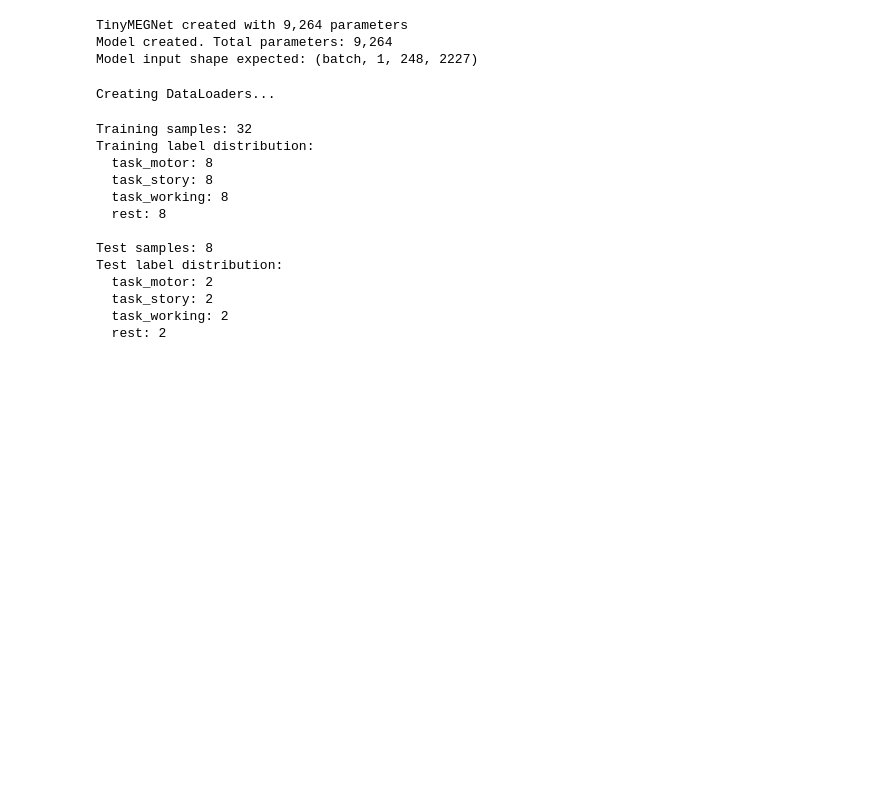
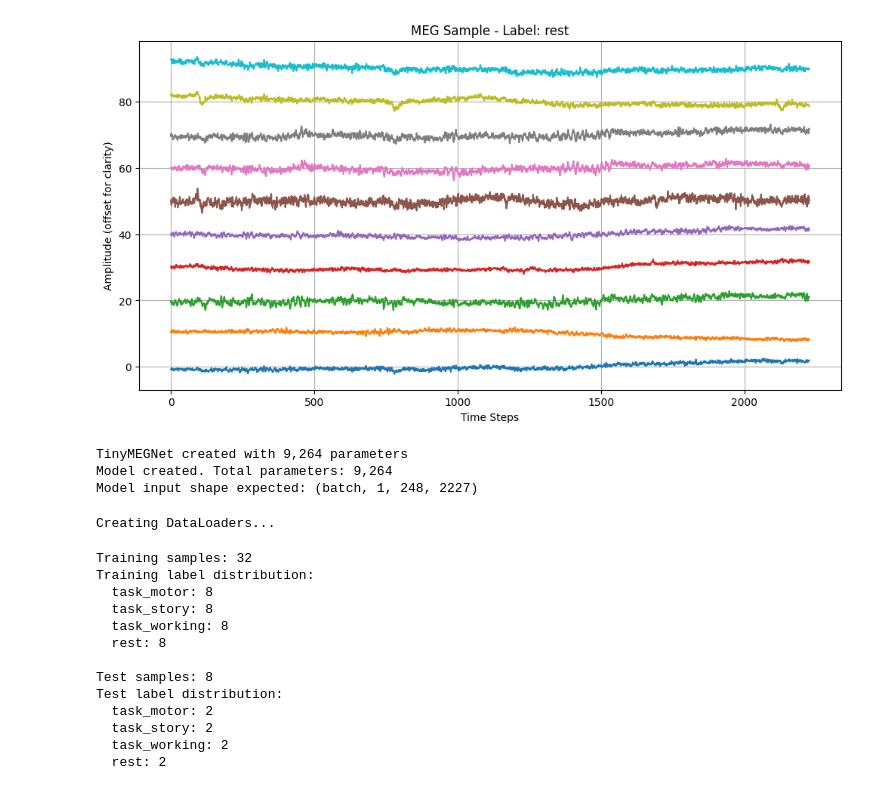
Before and after one commit to tjubes/DL_2, a Jupyter notebook: intra.ipynb, the cells around one changed output. Cells and saved outputs as stored; diff of their text form; code cells hidden in the pictures; blank space fills up the shorter version.

```diff
--- a/intra.ipynb
+++ b/intra.ipynb
@@ -87,3 +36,32 @@ Shape of first training sample after downsampling: (248, 2227)
+# %%
+import matplotlib.pyplot as plt
+
+
+def plot_meg_sample(sample, label, num_channels=10):
+    """
+    Plot the first few MEG sensor time series from a single sample.
+
+    Parameters:
+    - sample (np.array): The MEG data matrix of shape (248, time_steps)
+    - label (str): The task label for the sample
+    - num_channels (int): Number of sensor channels to plot
+    """
+    plt.figure(figsize=(12, 6))
+    time_steps = sample.shape[1]
+
+    for i in range(num_channels):
+        plt.plot(np.arange(time_steps), sample[i] + i * 10, label=f'Channel {i}')
+
+    plt.title(f'MEG Sample - Label: {label}')
+    plt.xlabel('Time Steps')
+    plt.ylabel('Amplitude (offset for clarity)')
+    plt.grid(True)
+    plt.show()
+
+# Example usage
+plot_meg_sample(train_data[0], train_labels[0])
+# %% [output]
+[figure, added]
 # %%
 from sklearn.model_selection import StratifiedKFold
 import torch
```
Also changed, not shown: parts of 2 cells of this notebook, 4 other files.
